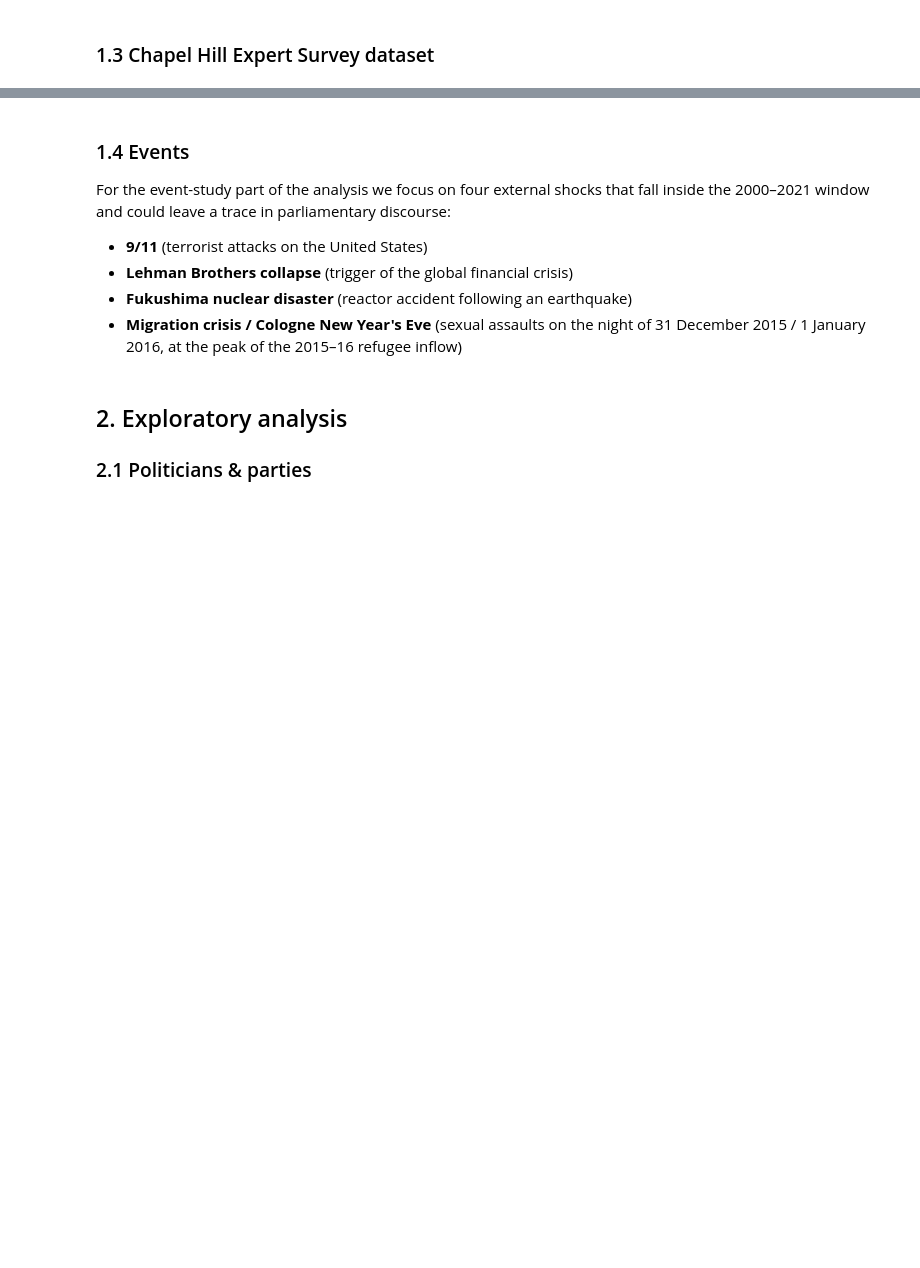
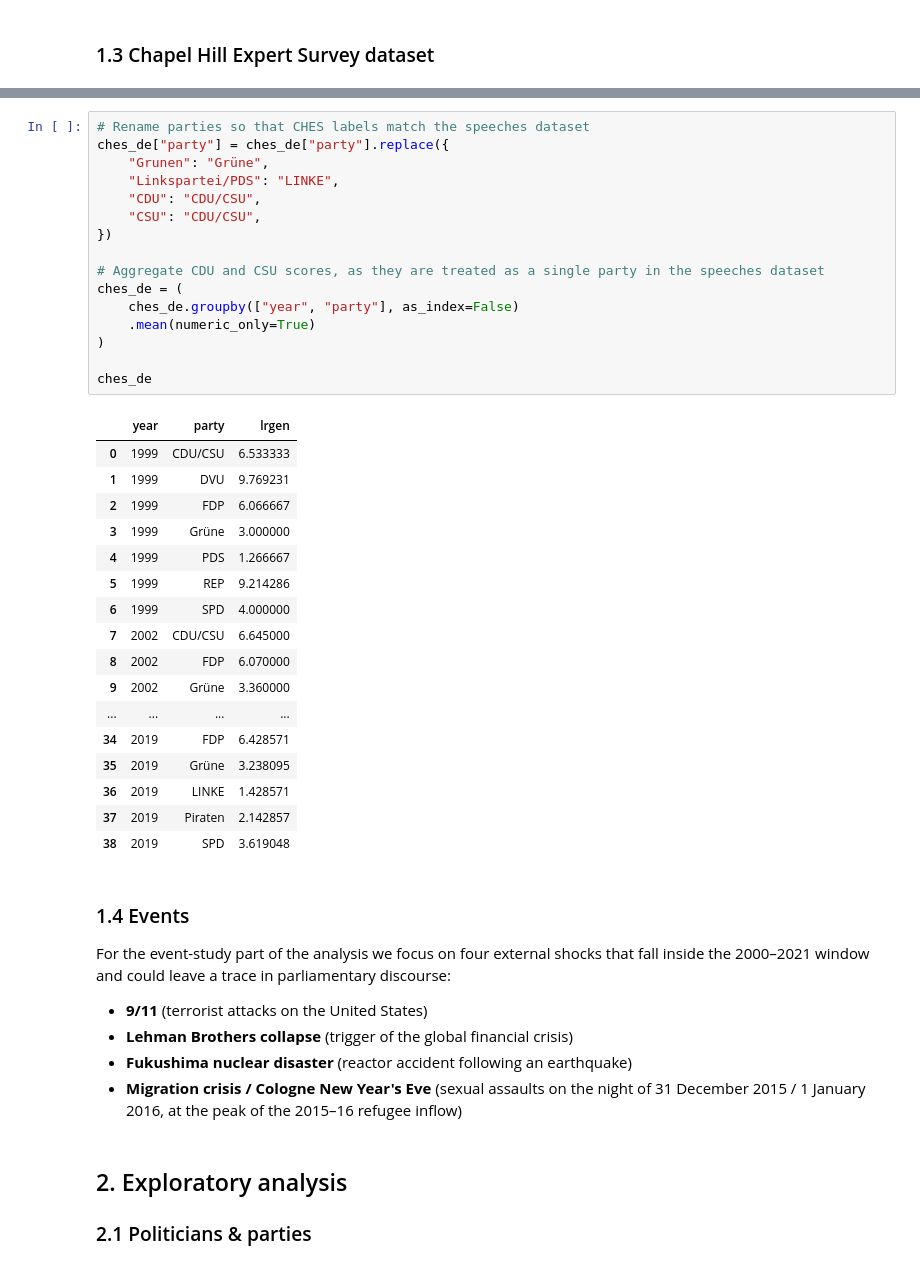
Before and after one commit to BerHarDanVoe/parliament-embeddings, a Jupyter notebook: notebooks/01_data_cleaning.ipynb, the cells around one changed output, grey strips where cells are left out. Saved outputs shown, nothing was run; the diff lists cells and outputs as text; blank space fills up the shorter version.

```diff
--- a/notebooks/01_data_cleaning.ipynb
+++ b/notebooks/01_data_cleaning.ipynb
@@ -360,3 +380,37 @@ Years available: [np.int64(1999), np.int64(2002), np.int64(2006), np.int64(2010)
+# %%
+# Rename parties so that CHES labels match the speeches dataset
+ches_de["party"] = ches_de["party"].replace({
+    "Grunen": "Grüne",
+    "Linkspartei/PDS": "LINKE",
+    "CDU": "CDU/CSU",
+    "CSU": "CDU/CSU",
+})
+
+# Aggregate CDU and CSU scores, as they are treated as a single party in the speeches dataset
+ches_de = (
+    ches_de.groupby(["year", "party"], as_index=False)
+    .mean(numeric_only=True)
+)
+
+ches_de
+# %% [output]
+|  | year | party | lrgen |
+| 0 | 1999 | CDU/CSU | 6.533333 |
+| 1 | 1999 | DVU | 9.769231 |
+| 2 | 1999 | FDP | 6.066667 |
+| 3 | 1999 | Grüne | 3.000000 |
+| 4 | 1999 | PDS | 1.266667 |
+| 5 | 1999 | REP | 9.214286 |
+| 6 | 1999 | SPD | 4.000000 |
+| 7 | 2002 | CDU/CSU | 6.645000 |
+| 8 | 2002 | FDP | 6.070000 |
+| 9 | 2002 | Grüne | 3.360000 |
+| ... | ... | ... | ... |
+| 34 | 2019 | FDP | 6.428571 |
+| 35 | 2019 | Grüne | 3.238095 |
+| 36 | 2019 | LINKE | 1.428571 |
+| 37 | 2019 | Piraten | 2.142857 |
+| 38 | 2019 | SPD | 3.619048 |
 # %% [markdown]
 ### 1.4 Events
 
```
Also changed, not shown: parts of 5 cells of this notebook, 1 other file.
